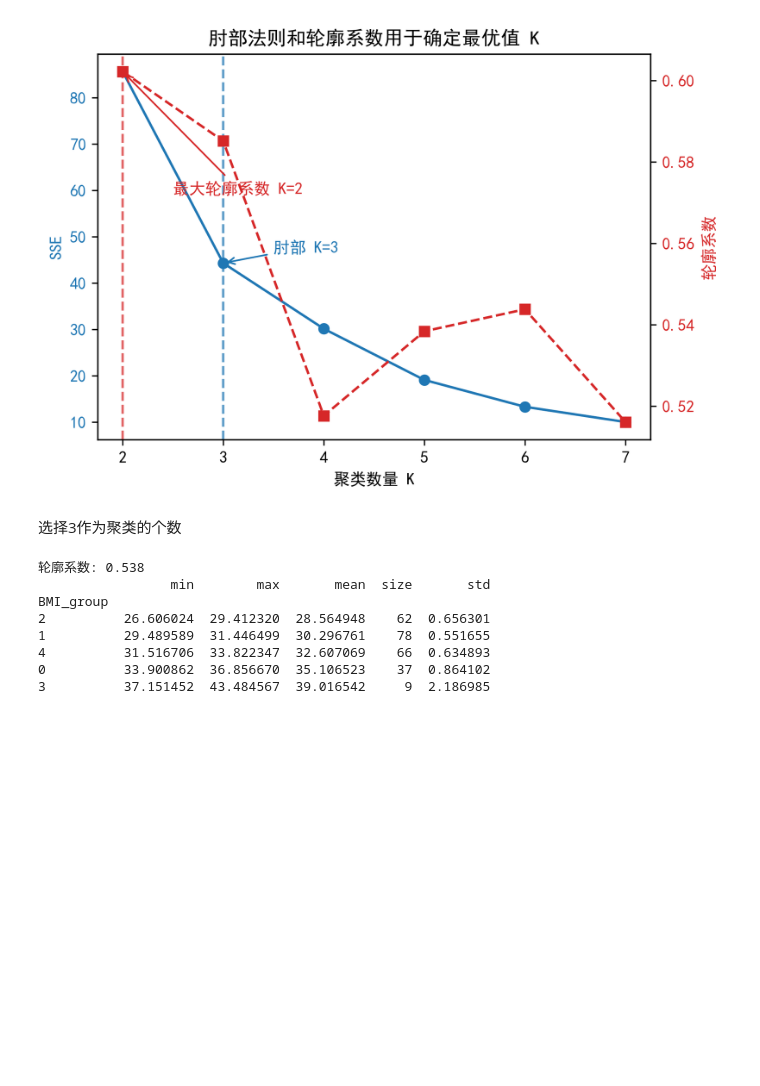
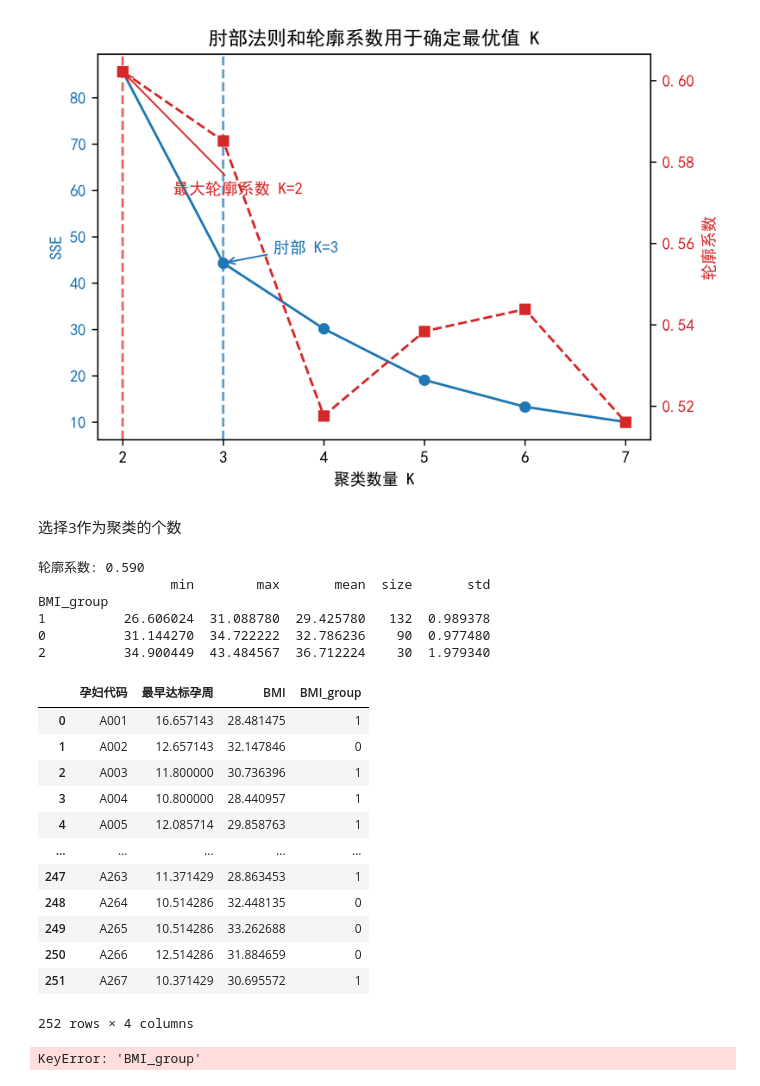
Before and after one commit to heerheer/sxjm-2025-school, a Jupyter notebook: ques2.ipynb, the cells around one changed output. Drawn from its saved outputs; the diff is of its cells as text; code cells hidden in the pictures; blank space fills up the shorter version.

```diff
--- a/ques2.ipynb
+++ b/ques2.ipynb
@@ -278,7 +290,7 @@ plt.show()
 # %% [markdown]
 选择3作为聚类的个数
 # %%
-K = 5
+K = 3
 from sklearn.cluster import KMeans
 from sklearn.preprocessing import StandardScaler
 from sklearn.metrics import silhouette_score
@@ -311,14 +323,36 @@ group_stats = df_unique.groupby('BMI_group')['BMI'].agg(
 print(group_stats)
 # ===== 6. 如果你想按 BMI 从小到大重新编号分组 =====
 # %% [output]
-轮廓系数: 0.538
+轮廓系数: 0.590
                  min        max       mean  size       std
 BMI_group
-2          26.606024  29.412320  28.564948    62  0.656301
-1          29.489589  31.446499  30.296761    78  0.551655
-4          31.516706  33.822347  32.607069    66  0.634893
-0          33.900862  36.856670  35.106523    37  0.864102
-3          37.151452  43.484567  39.016542     9  2.186985
+1          26.606024  31.088780  29.425780   132  0.989378
+0          31.144270  34.722222  32.786236    90  0.977480
+2          34.900449  43.484567  36.712224    30  1.979340
+# %%
+# 这时候df_unique已经是BMI分组后的了
+df_unique
+# %% [output]
+|  | 孕妇代码 | 最早达标孕周 | BMI | BMI_group |
+| 0 | A001 | 16.657143 | 28.481475 | 1 |
+| 1 | A002 | 12.657143 | 32.147846 | 0 |
+| 2 | A003 | 11.800000 | 30.736396 | 1 |
+| 3 | A004 | 10.800000 | 28.440957 | 1 |
+| 4 | A005 | 12.085714 | 29.858763 | 1 |
+| ... | ... | ... | ... | ... |
+| 247 | A263 | 11.371429 | 28.863453 | 1 |
+| 248 | A264 | 10.514286 | 32.448135 | 0 |
+| 249 | A265 | 10.514286 | 33.262688 | 0 |
+| 250 | A266 | 12.514286 | 31.884659 | 0 |
+| 251 | A267 | 10.371429 | 30.695572 | 1 |
+252 rows × 4 columns
+# %%
+# 将df_unique的BMI_group通过 孕妇代码 合并到 df 一致
+df_merge = pd.merge(df, df_unique, on='孕妇代码', how='left')
+df['BMI_group'] = df_merge['BMI_group']
+df
+# %% [output]
+KeyError: 'BMI_group'
 # %%
 
 
```
Also changed, not shown: parts of 19 cells of this notebook, 7 other files.
